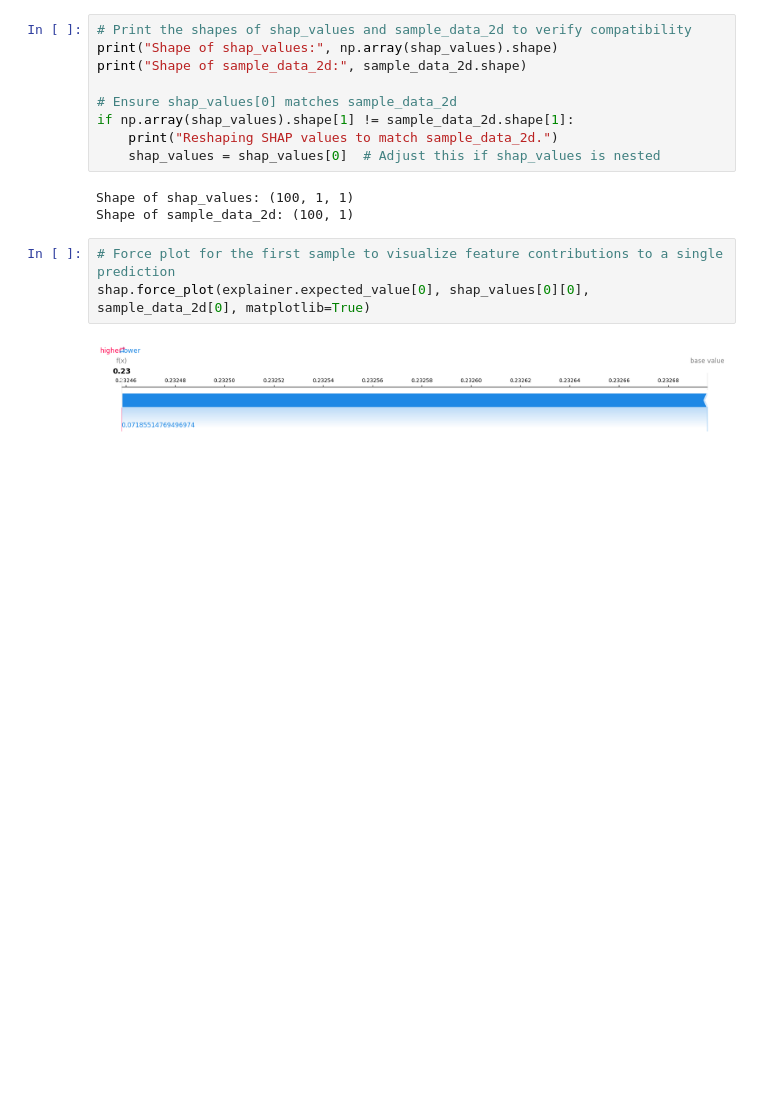
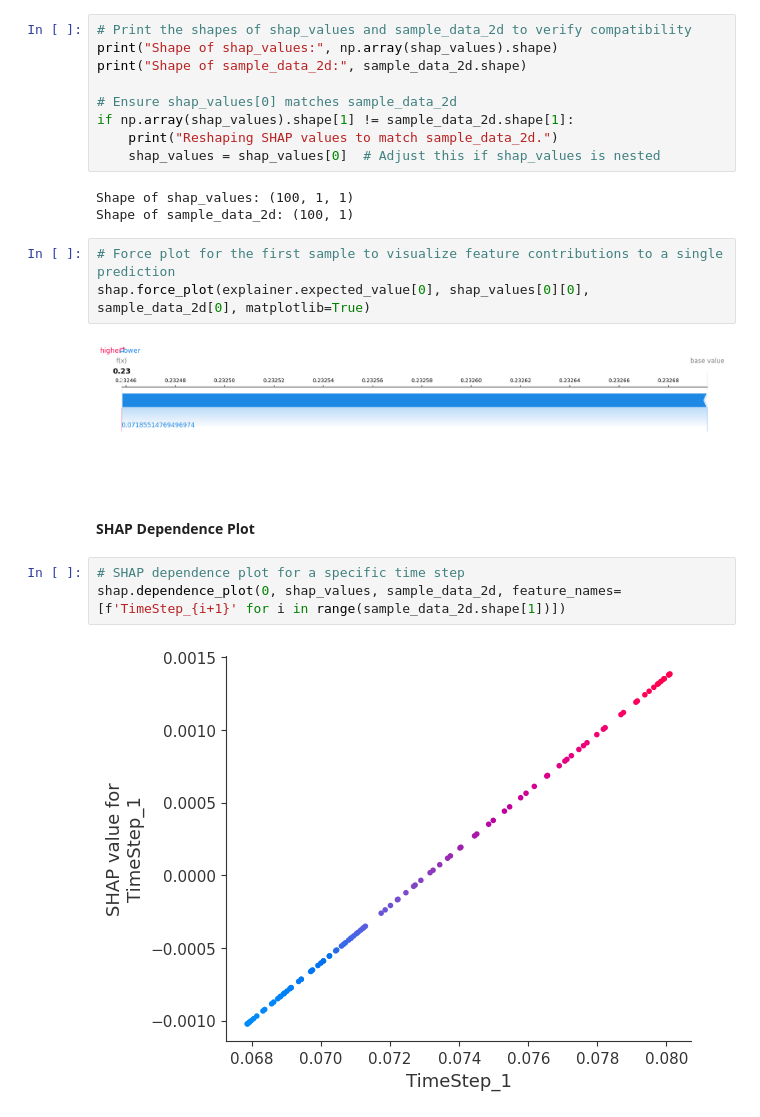
Before and after one commit to Ermi23/Oil-Price-Insights, a Jupyter notebook: notebooks/model_explainability.ipynb, the cells around one changed output. Saved outputs shown, nothing was run; the diff lists cells and outputs as text; blank space fills up the shorter version.

Commit message:
SHAP Dependence Plot

```diff
--- a/notebooks/model_explainability.ipynb
+++ b/notebooks/model_explainability.ipynb
@@ -121,3 +121,10 @@ Shape of sample_data_2d: (100, 1)
 shap.force_plot(explainer.expected_value[0], shap_values[0][0], sample_data_2d[0], matplotlib=True)
 # %% [output]
 [figure]
+# %% [markdown]
+#### SHAP Dependence Plot
+# %%
+# SHAP dependence plot for a specific time step
+shap.dependence_plot(0, shap_values, sample_data_2d, feature_names=[f'TimeStep_{i+1}' for i in range(sample_data_2d.shape[1])])
+# %% [output]
+[figure, added]
```
